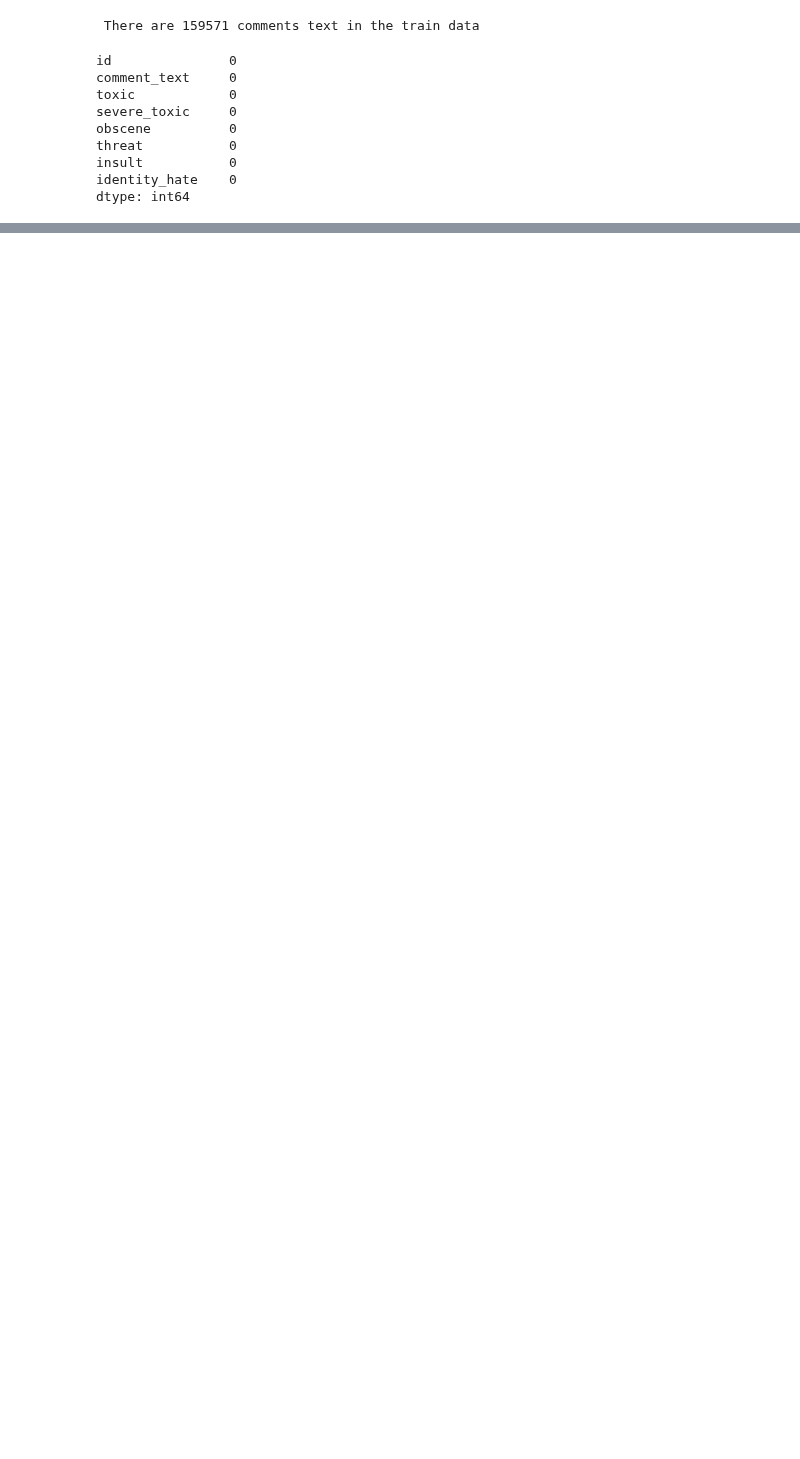
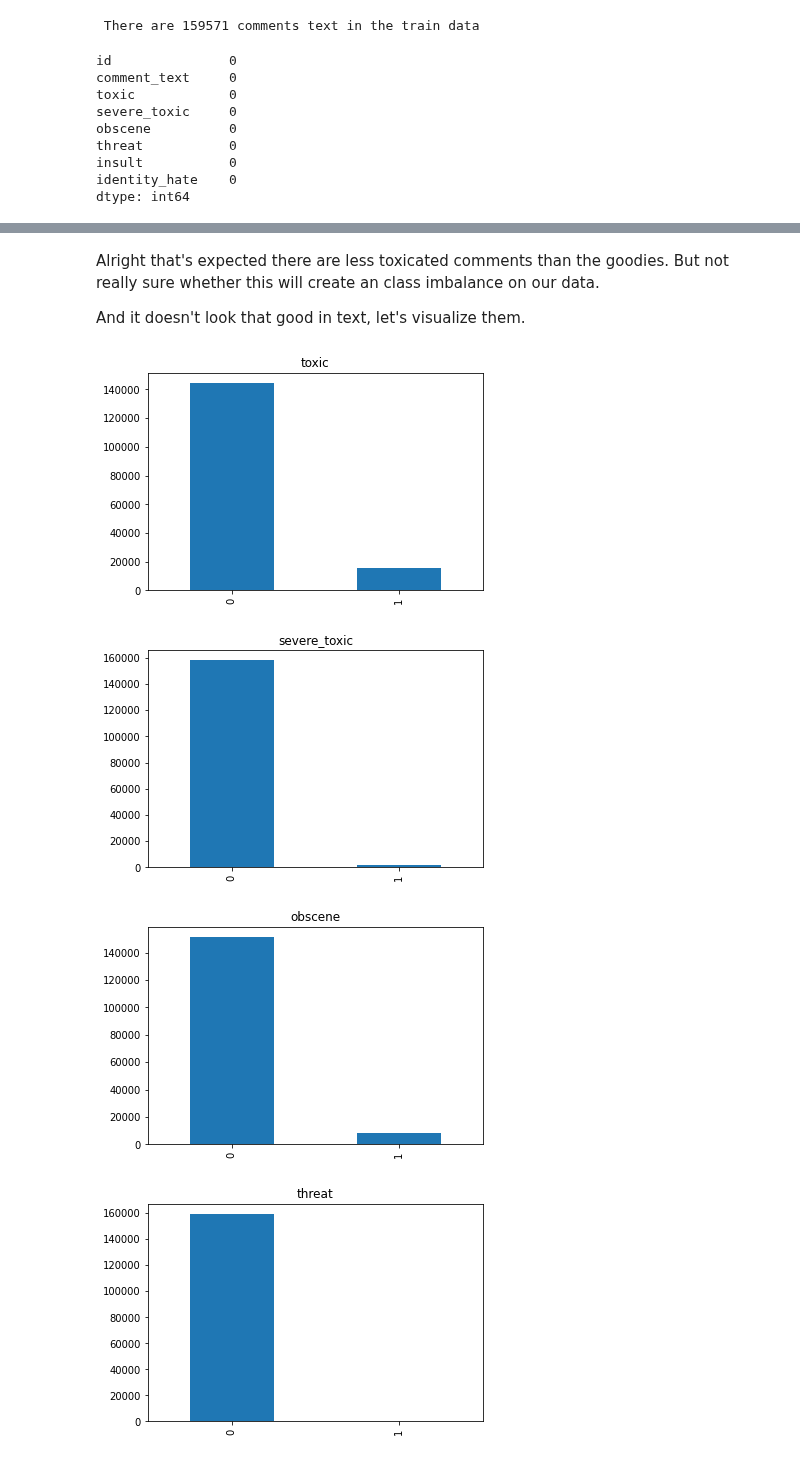
Before and after one commit to ashikshafi08/Learning_Tensorflow, a Jupyter notebook: Projects/Toxic_comment_NLP.ipynb, the cells around one changed output, grey strips where cells are left out. Cells and saved outputs as stored; diff of their text form; code cells hidden in the pictures; blank space fills up the shorter version.

```diff
--- a/Projects/Toxic_comment_NLP.ipynb
+++ b/Projects/Toxic_comment_NLP.ipynb
@@ -61,5 +48,6 @@ Archive:  /content/drive/MyDrive/data/toxic_comments/test_labels.csv.zip
 # %%
-train_data = pd.read_csv('drive/MyDrive/data/toxic_comments/train.csv')
+data = pd.read_csv('drive/MyDrive/data/toxic_comments/train.csv')
 test_data = pd.read_csv('drive/MyDrive/data/toxic_comments/test.csv')
-train_data.head()
+
+data.shape , test_data.shape
 # %% [output]
@@ -109,0 +93,4 @@ dtype: int64
+# %%
+# Let's drop the ID Column since we don't want that
+data = data.drop('id' , axis = 1)
+data.head()
@@ -109,0 +104,6 @@ dtype: int64
+# %%
+# Are the lables are balanced?
+for col in data.columns[1:]:
+  print(col)
+  print(data[col].value_counts())
+  print('-----------')
@@ -109,0 +128,15 @@ dtype: int64
+# %% [markdown]
+Alright that's expected there are less toxicated comments than the goodies. But not really sure whether this will create an class imbalance on our data.
+
+And it doesn't look that good in text, let's visualize them.
+# %%
+# Visualizing the value counts of each labels
+for col in data.columns[1:]:
+  plt.title(col)
+  data[col].value_counts().plot(kind = 'bar')
+  plt.show()
+# %% [output]
+[figure, added]
+[figure, added]
+[figure, added]
+[figure, added]
```
Also changed, not shown: parts of 14 cells of this notebook.
